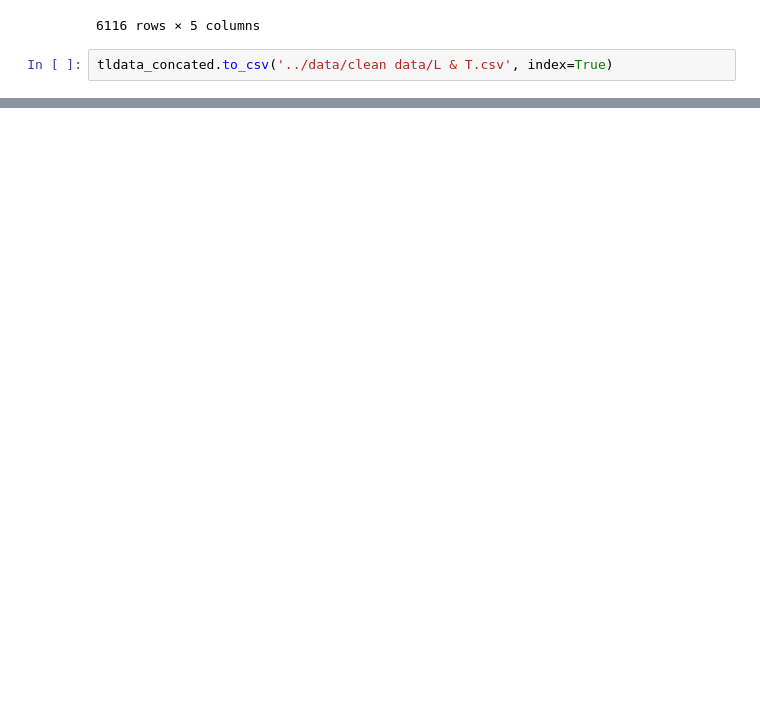
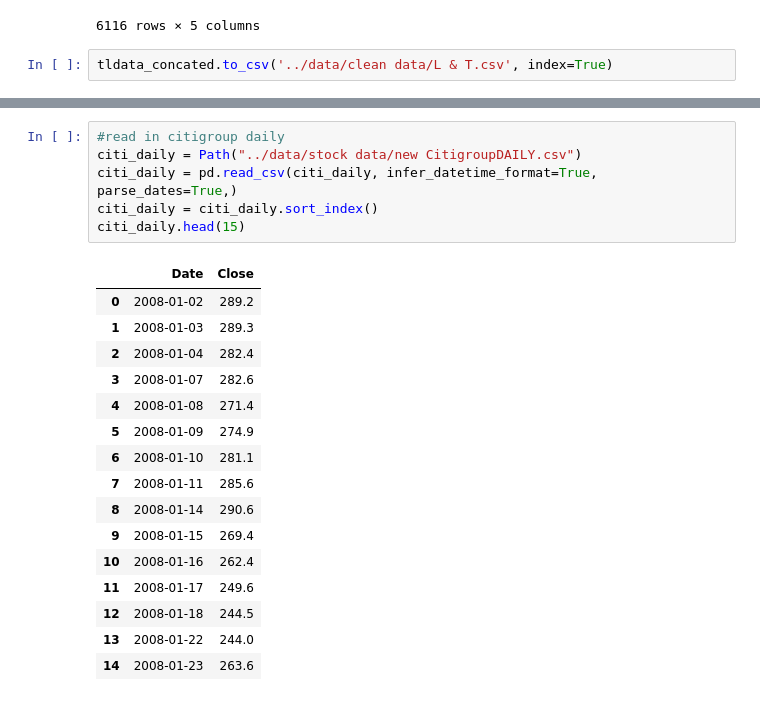
Before and after one commit to chaka37/Project1, a Jupyter notebook: notebooks/tempest.ipynb, the cells around one changed output, grey strips where cells are left out. Cells and saved outputs as stored; diff of their text form; blank space fills up the shorter version.

```diff
--- a/notebooks/tempest.ipynb
+++ b/notebooks/tempest.ipynb
@@ -624,0 +440,23 @@ citi_month
+# %%
+#read in citigroup daily
+citi_daily = Path("../data/stock data/new CitigroupDAILY.csv")
+citi_daily = pd.read_csv(citi_daily, infer_datetime_format=True, parse_dates=True,)
+citi_daily = citi_daily.sort_index()
+citi_daily.head(15)
+# %% [output]
+|  | Date | Close |
+| 0 | 2008-01-02 | 289.2 |
+| 1 | 2008-01-03 | 289.3 |
+| 2 | 2008-01-04 | 282.4 |
+| 3 | 2008-01-07 | 282.6 |
+| 4 | 2008-01-08 | 271.4 |
+| 5 | 2008-01-09 | 274.9 |
+| 6 | 2008-01-10 | 281.1 |
+| 7 | 2008-01-11 | 285.6 |
+| 8 | 2008-01-14 | 290.6 |
+| 9 | 2008-01-15 | 269.4 |
+| 10 | 2008-01-16 | 262.4 |
+| 11 | 2008-01-17 | 249.6 |
+| 12 | 2008-01-18 | 244.5 |
+| 13 | 2008-01-22 | 244.0 |
+| 14 | 2008-01-23 | 263.6 |
```
Also changed, not shown: parts of 47 cells of this notebook, 18 other files.
